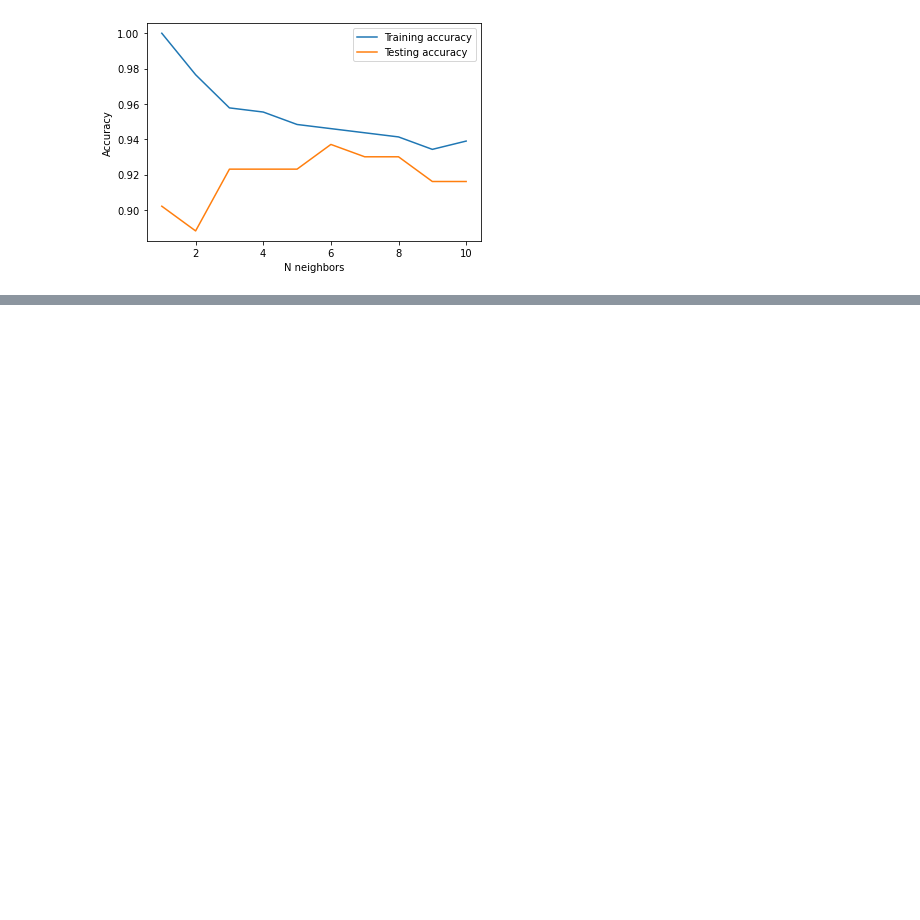
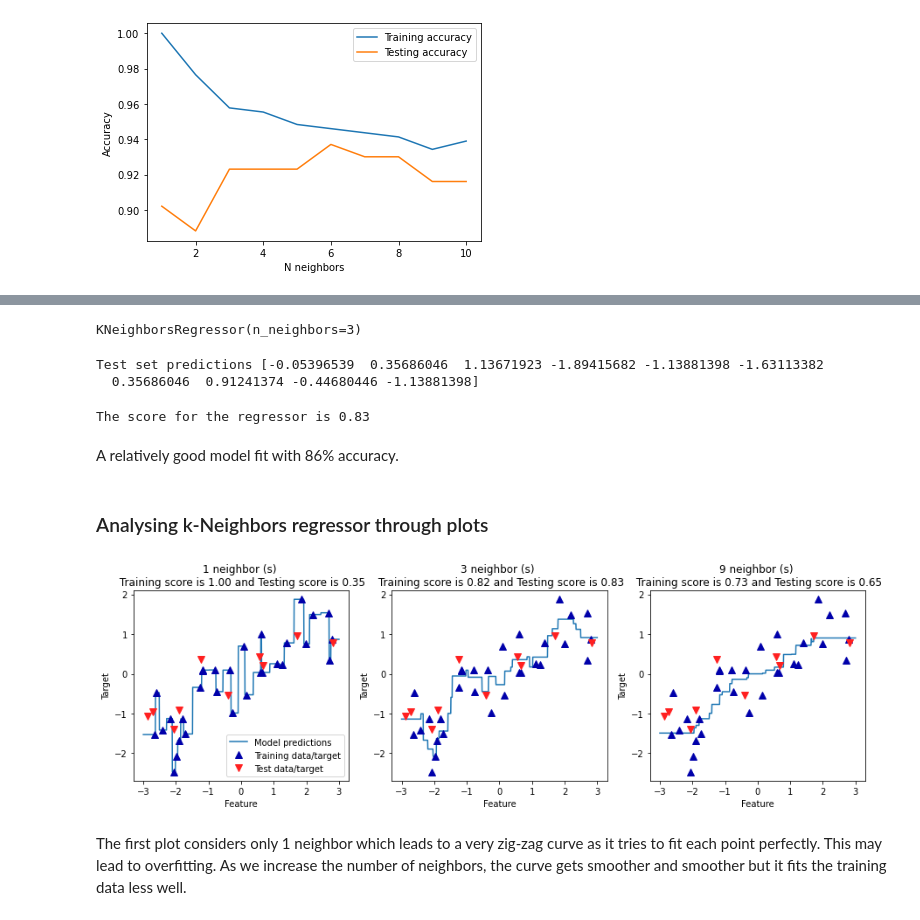
Before and after one commit to shubhamsharma6701/practical_machine_learning, a Jupyter notebook: supervised_learning/KNN.ipynb, the cells around one changed output, grey strips where cells are left out. Cells and saved outputs as stored; diff of their text form; code cells hidden in the pictures; blank space fills up the shorter version.

```diff
--- a/supervised_learning/KNN.ipynb
+++ b/supervised_learning/KNN.ipynb
@@ -95,0 +115,47 @@ plt.legend()
+# %%
+# Importing and applying k-Neighbors regressor on make_wave() dataset
+
+from sklearn.neighbors import KNeighborsRegressor
+
+x, y = mglearn.datasets.make_wave(n_samples=40)
+x_train, x_test, y_train, y_test = train_test_split(x, y, random_state=0)
+reg = KNeighborsRegressor(n_neighbors=3)
+reg.fit(x_train, y_train)
+# %% [output]
+KNeighborsRegressor(n_neighbors=3)
+# %%
+print("\nTest set predictions {}".format(reg.predict(x_test)))
+# %% [output]
+Test set predictions [-0.05396539  0.35686046  1.13671923 -1.89415682 -1.13881398 -1.63113382
+  0.35686046  0.91241374 -0.44680446 -1.13881398]
+# %%
+print("\nThe score for the regressor is {:.2f}".format(reg.score(x_test, y_test)))
+# %% [output]
+The score for the regressor is 0.83
+# %% [markdown]
+A relatively good model fit with 86% accuracy.
+# %% [markdown]
+### Analysing k-Neighbors regressor through plots
+# %%
+import numpy as np
+
+fig, axes = plt.subplots(1, 3, figsize=(15, 4))
+line = np.linspace (-3, 3, 1000).reshape(-1, 1)
+for n_neighbors, ax in zip ([1, 3, 9], axes):
+    reg = KNeighborsRegressor (n_neighbors=n_neighbors)
+    reg.fit(x_train, y_train)
+    ax.plot(line, reg.predict(line))
+    ax.plot(x_train, y_train, '^', c=mglearn.cm2(0), markersize=8)
+    ax.plot(x_test, y_test, 'v', c=mglearn.cm2(1), markersize=8)
+
+    ax.set_title("{} neighbor (s) \n Training score is {:.2f} and Testing score is {:.2f}".
+                 format(n_neighbors, reg.score(x_train, y_train),
+                       reg.score(x_test, y_test)))
+    ax.set_xlabel("Feature")
+    ax.set_ylabel("Target")
+    axes[0].legend(["Model predictions", "Training data/target",
+                   "Test data/target"], loc="best")
+# %% [output]
+[figure, added]
+# %% [markdown]
+The first plot considers only 1 neighbor which leads to a very zig-zag curve as it tries to fit each point perfectly. This may lead to overfitting. As we increase the number of neighbors, the curve gets smoother and smoother but it fits the training data less well.
```
Also changed, not shown: parts of 8 cells of this notebook, 1 other file.
